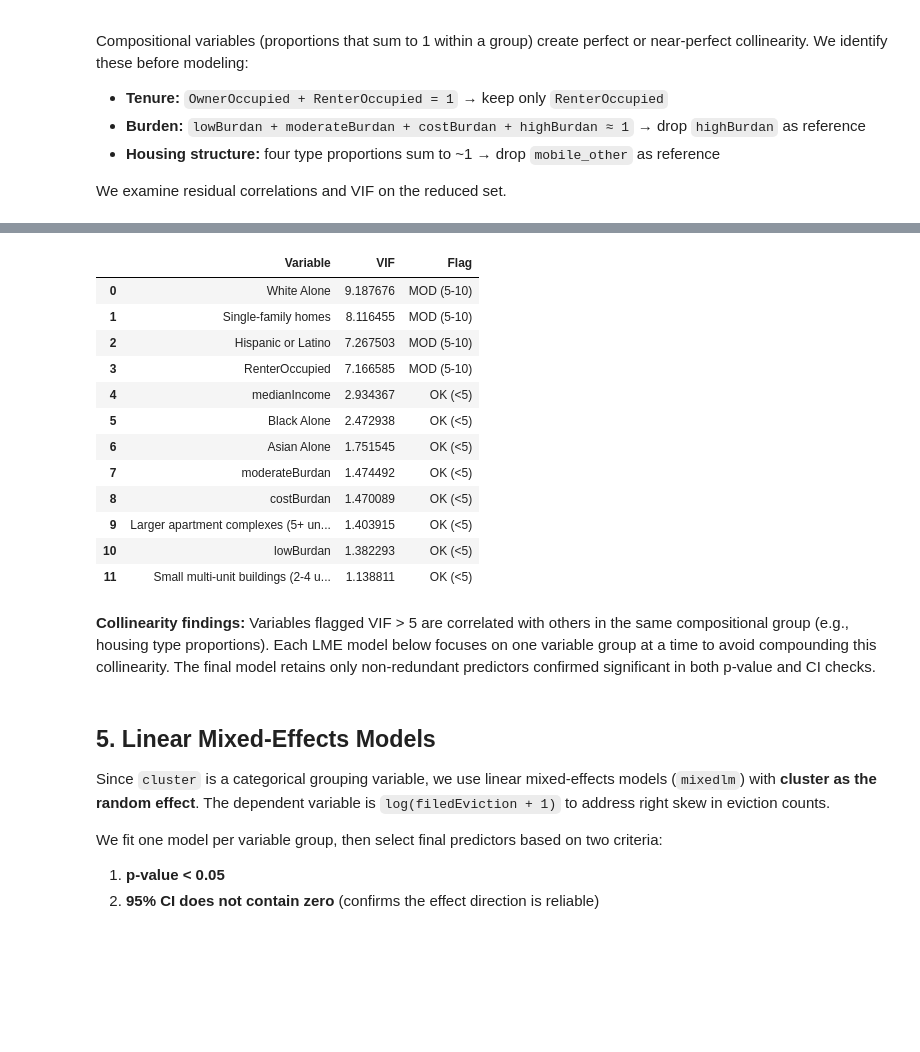
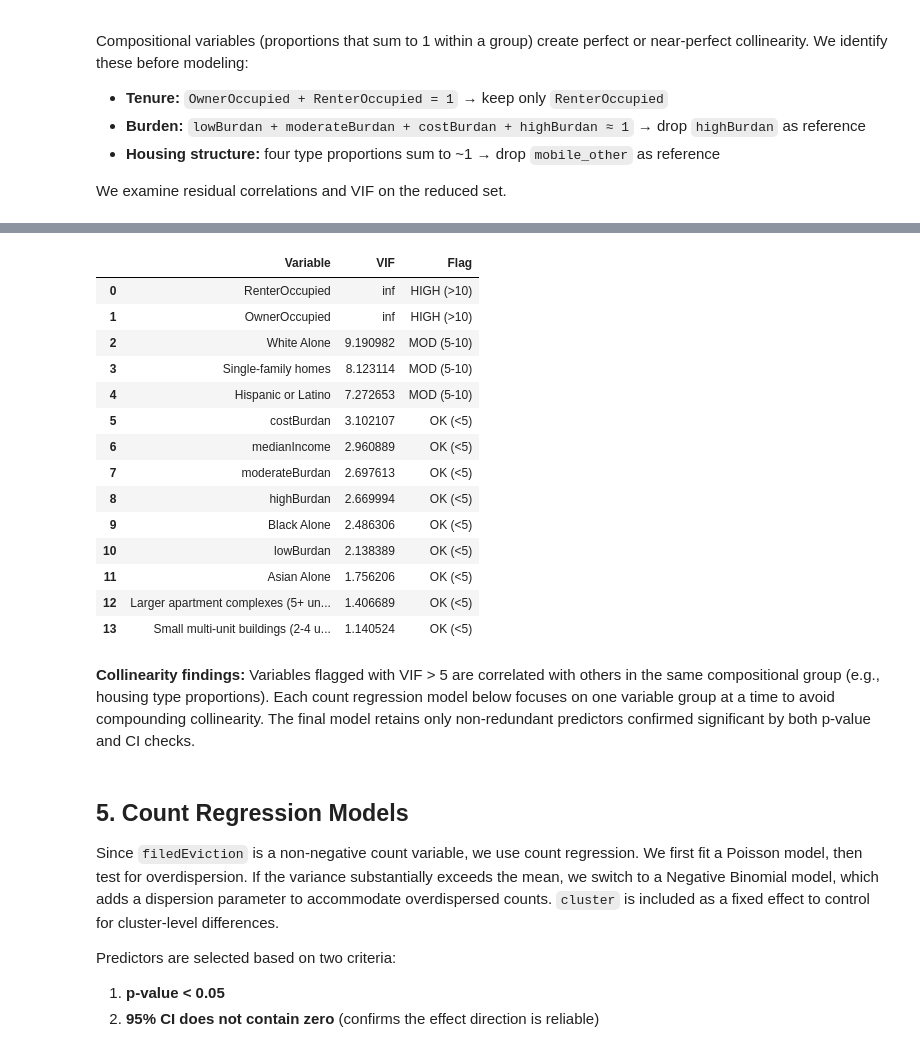
Before and after one commit to victorDeveloper0821/DisplacedVoice, a Jupyter notebook: DataStory.ipynb, the cells around one changed output, grey strips where cells are left out. Drawn from its saved outputs; the diff is of its cells as text; code cells hidden in the pictures; blank space fills up the shorter version.

```diff
--- a/DataStory.ipynb
+++ b/DataStory.ipynb
@@ -144,0 +150,23 @@ plt.show()
+# %%
+from sklearn.decomposition import PCA
+drop_cols = [
+    'GeoID', 'state', 'county', 'tract', 'zip_code',
+    'LiveType', 'burden', 'majorHouseType', 'incomeLevel', 'Majority', 'filedEviction',
+]
+scaler = StandardScaler()
+PCA_dataset = fullDataset.copy()
+
+PCA_dataset.drop(columns=drop_cols, inplace=True)
+PCA_dataset['medianIncome'] = scaler.fit_transform(PCA_dataset[['medianIncome']])
+
+pca = PCA().fit(PCA_dataset)
+
+cum_variance = np.cumsum(pca.explained_variance_ratio_)
+
+# 3. Plot the Elbow (Scree) Plot
+plt.plot(range(1, len(pca.explained_variance_ratio_) + 1),
+         cum_variance , marker='o')
+plt.xlabel('Number of Components')
+plt.ylabel('Explained Variance Ratio')
+plt.title('PCA Elbow Plot')
+plt.show()
@@ -144,0 +175,12 @@ plt.show()
+# %%
+opt_components = 7
+pca_final = PCA(n_components=opt_components)
+
+X_pca = pca_final.fit_transform(PCA_dataset)
+
+reduced_data = pd.DataFrame(
+    data=X_pca,
+    columns=[f'PCA_{i}' for i in range(1, opt_components+1)]
+)
+
+reduced_data.head()
@@ -211,6 +248,7 @@ plt.show()
 # %%
-km_final = KMeans(n_clusters=2, random_state=42, n_init=10)
-fullDataset['cluster'] = km_final.fit_predict(df_kmeans) + 1
+optimize_k = 2
+km_final = KMeans(n_clusters=optimize_k, random_state=42, n_init=10)
+fullDataset['cluster'] = km_final.fit_predict(reduced_data) + 1
 
 print(fullDataset['cluster'].value_counts().sort_index())
 # %% [output]
@@ -392,47 +364,49 @@ plt.show()
 # %%
 vif_cols = [
     'medianIncome',
     'Single-family homes', 'Small multi-unit buildings (2-4 units)',
     'Larger apartment complexes (5+ units)',
-    'lowBurdan', 'moderateBurdan', 'costBurdan',
-    'RenterOccupied',
+    'lowBurdan', 'moderateBurdan', 'costBurdan','highBurdan',
+    'RenterOccupied','OwnerOccupied',
     'White Alone', 'Black Alone', 'Hispanic or Latino', 'Asian Alone',
 ]
 X_vif = fullDataset[vif_cols].dropna().copy()
 X_vif = (X_vif - X_vif.mean()) / X_vif.std()
 
 vif_df = pd.DataFrame({
     'Variable': vif_cols,
     'VIF': [
         variance_inflation_factor(X_vif.values, i)
         for i in range(len(vif_cols))
     ],
 }).sort_values('VIF', ascending=False).reset_index(drop=True)
 
 vif_df['Flag'] = vif_df['VIF'].apply(lambda v: 'HIGH (>10)' if v > 10 else ('MOD (5-10)' if v > 5 else 'OK (<5)'))
 display(vif_df)
 # %% [output]
 |  | Variable | VIF | Flag |
-| 0 | White Alone | 9.187676 | MOD (5-10) |
-| 1 | Single-family homes | 8.116455 | MOD (5-10) |
-| 2 | Hispanic or Latino | 7.267503 | MOD (5-10) |
-| 3 | RenterOccupied | 7.166585 | MOD (5-10) |
-| 4 | medianIncome | 2.934367 | OK (<5) |
-| 5 | Black Alone | 2.472938 | OK (<5) |
-| 6 | Asian Alone | 1.751545 | OK (<5) |
-| 7 | moderateBurdan | 1.474492 | OK (<5) |
-| 8 | costBurdan | 1.470089 | OK (<5) |
-| 9 | Larger apartment complexes (5+ un... | 1.403915 | OK (<5) |
-| 10 | lowBurdan | 1.382293 | OK (<5) |
-| 11 | Small multi-unit buildings (2-4 u... | 1.138811 | OK (<5) |
+| 0 | RenterOccupied | inf | HIGH (>10) |
+| 1 | OwnerOccupied | inf | HIGH (>10) |
+| 2 | White Alone | 9.190982 | MOD (5-10) |
+| 3 | Single-family homes | 8.123114 | MOD (5-10) |
+| 4 | Hispanic or Latino | 7.272653 | MOD (5-10) |
+| 5 | costBurdan | 3.102107 | OK (<5) |
+| 6 | medianIncome | 2.960889 | OK (<5) |
+| 7 | moderateBurdan | 2.697613 | OK (<5) |
+| 8 | highBurdan | 2.669994 | OK (<5) |
+| 9 | Black Alone | 2.486306 | OK (<5) |
+| 10 | lowBurdan | 2.138389 | OK (<5) |
+| 11 | Asian Alone | 1.756206 | OK (<5) |
+| 12 | Larger apartment complexes (5+ un... | 1.406689 | OK (<5) |
+| 13 | Small multi-unit buildings (2-4 u... | 1.140524 | OK (<5) |
 # %% [markdown]
-**Collinearity findings:** Variables flagged VIF > 5 are correlated with others in the same compositional group (e.g., housing type proportions). Each LME model below focuses on one variable group at a time to avoid compounding this collinearity. The final model retains only non-redundant predictors confirmed significant in both p-value and CI checks.
+**Collinearity findings:** Variables flagged with VIF > 5 are correlated with others in the same compositional group (e.g., housing type proportions). Each count regression model below focuses on one variable group at a time to avoid compounding collinearity. The final model retains only non-redundant predictors confirmed significant by both p-value and CI checks.
 # %% [markdown]
-## 5. Linear Mixed-Effects Models
+## 5. Count Regression Models
 
-Since `cluster` is a categorical grouping variable, we use linear mixed-effects models (`mixedlm`) with **cluster as the random effect**. The dependent variable is `log(filedEviction + 1)` to address right skew in eviction counts.
+Since `filedEviction` is a non-negative count variable, we use count regression. We first fit a Poisson model, then test for overdispersion. If the variance substantially exceeds the mean, we switch to a Negative Binomial model, which adds a dispersion parameter to accommodate overdispersed counts. `cluster` is included as a fixed effect to control for cluster-level differences.
 
-We fit one model per variable group, then select final predictors based on two criteria:
+Predictors are selected based on two criteria:
 1. **p-value < 0.05**
 2. **95% CI does not contain zero** (confirms the effect direction is reliable)
 # %%
```
Also changed, not shown: parts of 30 cells of this notebook, 1 other file.
